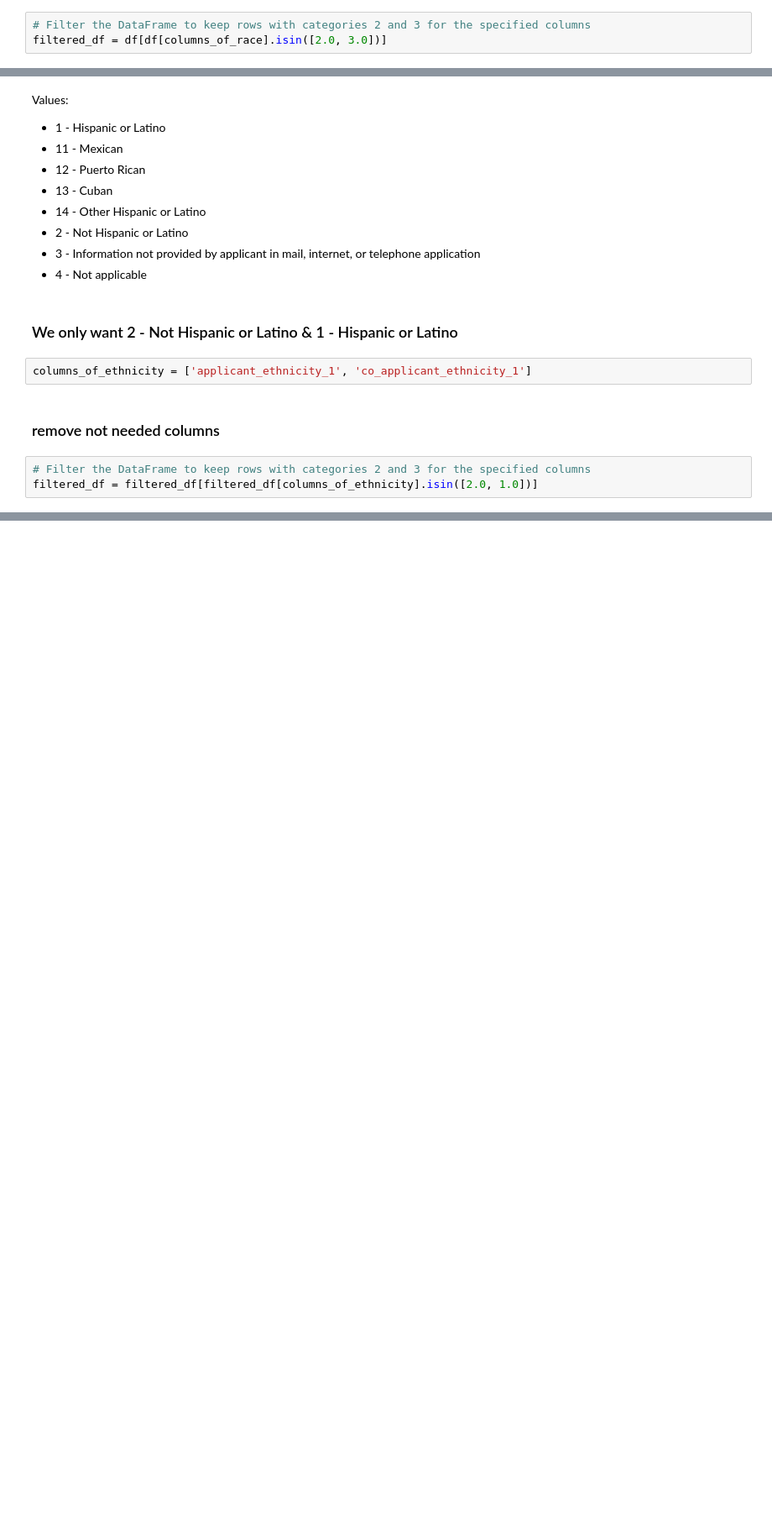
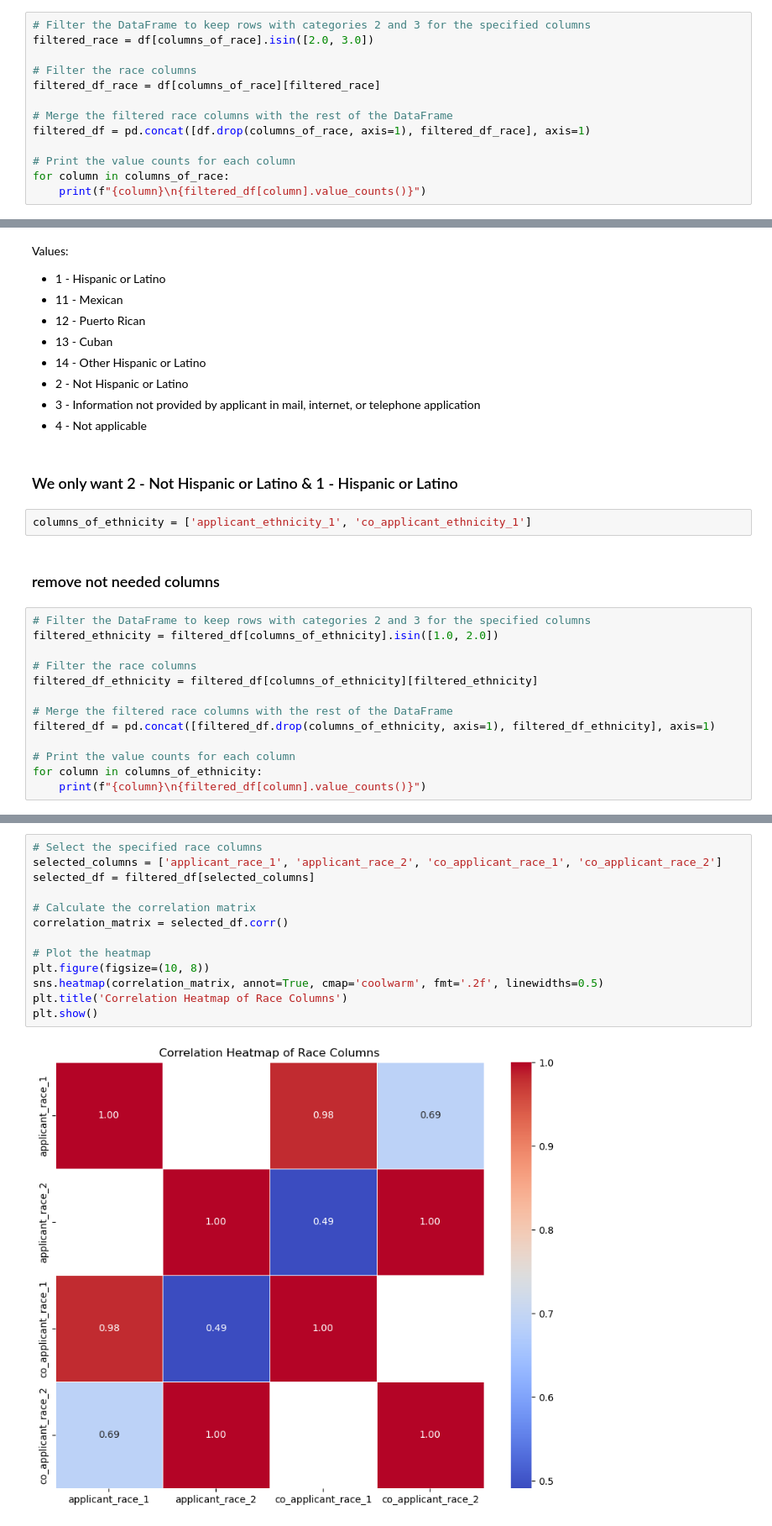
Before and after one commit to aschera/credit_risk_predictor, a Jupyter notebook: notebooks/Christinas/EDA_stepwise/3.race_.ipynb, the cells around one changed output, grey strips where cells are left out. Shown: that part at 84% size. Cells and saved outputs as stored; diff of their text form; blank space fills up the shorter version.

Commit message:
trying combinations and visualisations

```diff
--- a/notebooks/Christinas/EDA_stepwise/3.race_.ipynb
+++ b/notebooks/Christinas/EDA_stepwise/3.race_.ipynb
@@ -122,4 +161,14 @@ columns_of_race = ['applicant_race_1', 'applicant_race_2', 'co_applicant_race_1'
 ### remove not needed columns
 # %%
 # Filter the DataFrame to keep rows with categories 2 and 3 for the specified columns
-filtered_df = df[df[columns_of_race].isin([2.0, 3.0])]
+filtered_race = df[columns_of_race].isin([2.0, 3.0])
+
+# Filter the race columns
+filtered_df_race = df[columns_of_race][filtered_race]
+
+# Merge the filtered race columns with the rest of the DataFrame
+filtered_df = pd.concat([df.drop(columns_of_race, axis=1), filtered_df_race], axis=1)
+
+# Print the value counts for each column
+for column in columns_of_race:
+    print(f"{column}\n{filtered_df[column].value_counts()}")
@@ -177,4 +225,14 @@ columns_of_ethnicity = ['applicant_ethnicity_1', 'co_applicant_ethnicity_1']
 ### remove not needed columns
 # %%
 # Filter the DataFrame to keep rows with categories 2 and 3 for the specified columns
-filtered_df = filtered_df[filtered_df[columns_of_ethnicity].isin([2.0, 1.0])]
+filtered_ethnicity = filtered_df[columns_of_ethnicity].isin([1.0, 2.0])
+
+# Filter the race columns
+filtered_df_ethnicity = filtered_df[columns_of_ethnicity][filtered_ethnicity]
+
+# Merge the filtered race columns with the rest of the DataFrame
+filtered_df = pd.concat([filtered_df.drop(columns_of_ethnicity, axis=1), filtered_df_ethnicity], axis=1)
+
+# Print the value counts for each column
+for column in columns_of_ethnicity:
+    print(f"{column}\n{filtered_df[column].value_counts()}")
@@ -192,0 +252,15 @@ Name: count, dtype: int64
+# %%
+# Select the specified race columns
+selected_columns = ['applicant_race_1', 'applicant_race_2', 'co_applicant_race_1', 'co_applicant_race_2']
+selected_df = filtered_df[selected_columns]
+
+# Calculate the correlation matrix
+correlation_matrix = selected_df.corr()
+
+# Plot the heatmap
+plt.figure(figsize=(10, 8))
+sns.heatmap(correlation_matrix, annot=True, cmap='coolwarm', fmt='.2f', linewidths=0.5)
+plt.title('Correlation Heatmap of Race Columns')
+plt.show()
+# %% [output]
+[figure, added]
```
Also changed, not shown: parts of 14 cells of this notebook.
